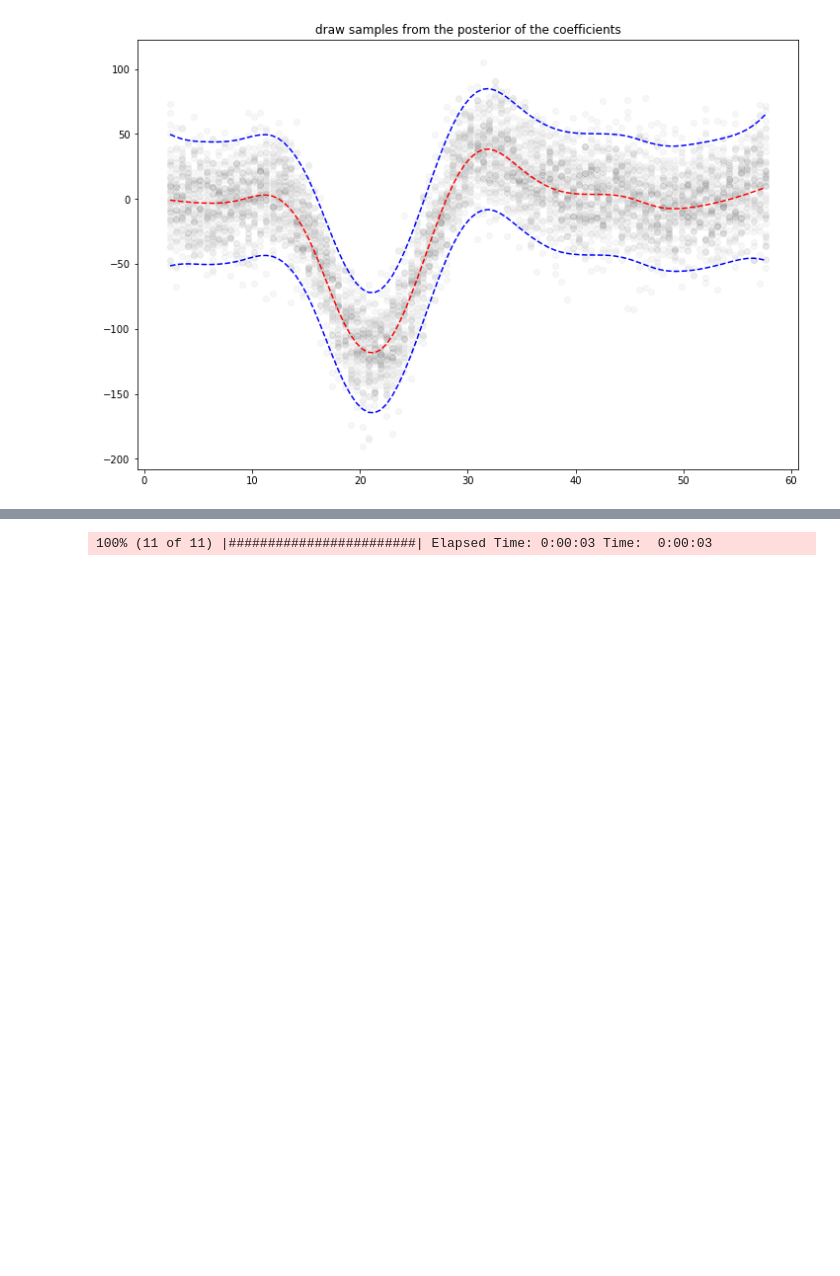
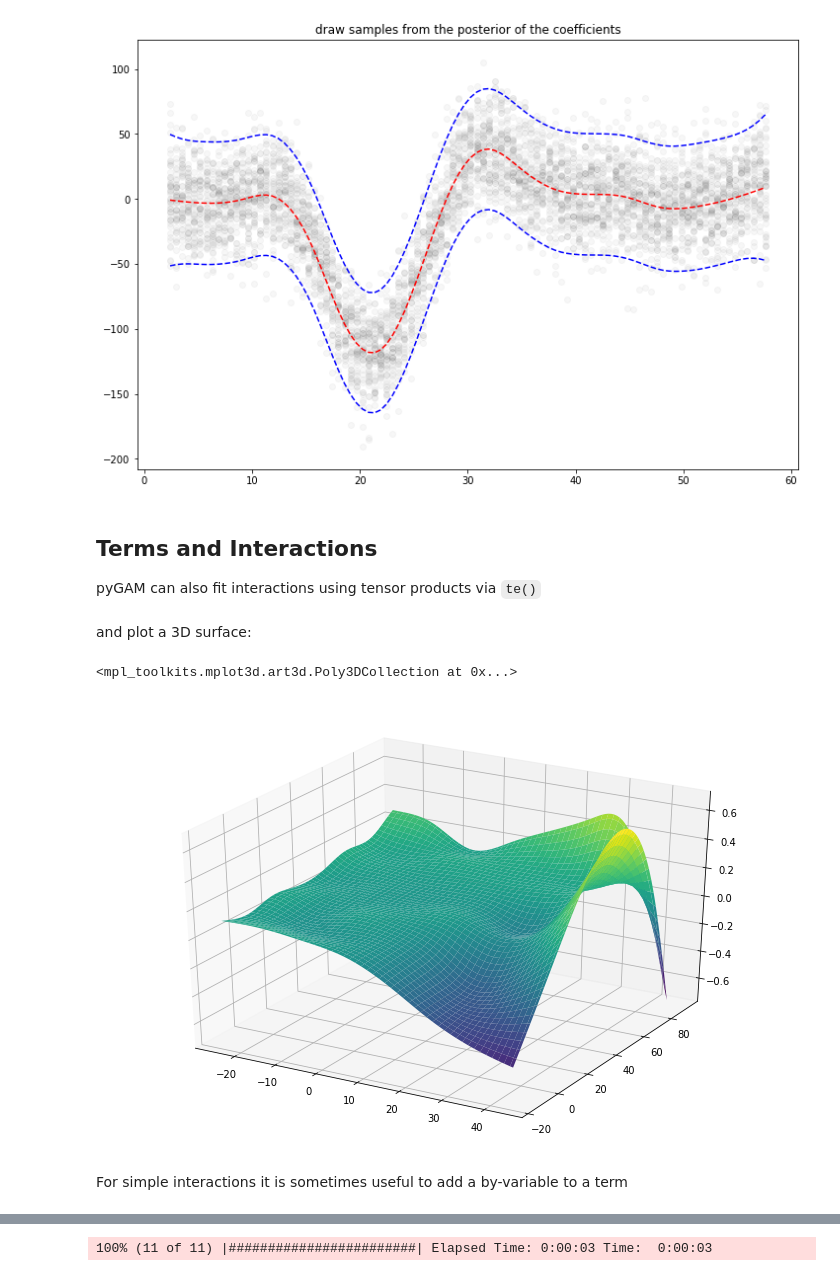
Before and after one commit to dswah/pyGAM, a Jupyter notebook: doc/source/notebooks/getting_started.ipynb, the cells around one changed output, grey strips where cells are left out. Saved outputs shown, nothing was run; the diff lists cells and outputs as text; code cells hidden in the pictures; blank space fills up the shorter version.

```diff
--- a/doc/source/notebooks/getting_started.ipynb
+++ b/doc/source/notebooks/getting_started.ipynb
@@ -109,3 +109,7 @@ plt.title('draw samples from the posterior of the coefficients')
 # %% [output]
 Text(0.5,1,'draw samples from the posterior of the coefficients')
 [figure]
+# %% [markdown]
+## Terms and Interactions
+
+pyGAM can also fit interactions using tensor products via `te()`
@@ -111,0 +123,14 @@ Text(0.5,1,'draw samples from the posterior of the coefficients')
+# %% [markdown]
+and plot a 3D surface:
+# %%
+XX = gam.generate_X_grid(term=1, meshgrid=True)
+Z = gam.partial_dependence(term=1, X=XX, meshgrid=True)
+
+from mpl_toolkits import mplot3d
+ax = plt.axes(projection='3d')
+ax.plot_surface(XX[0], XX[1], Z, cmap='viridis')
+# %% [output]
+<mpl_toolkits.mplot3d.art3d.Poly3DCollection at 0x...>
+[figure, added]
+# %% [markdown]
+For simple interactions it is sometimes useful to add a by-variable to a term
```
Also changed, not shown: parts of 19 cells of this notebook, 1 other file.
